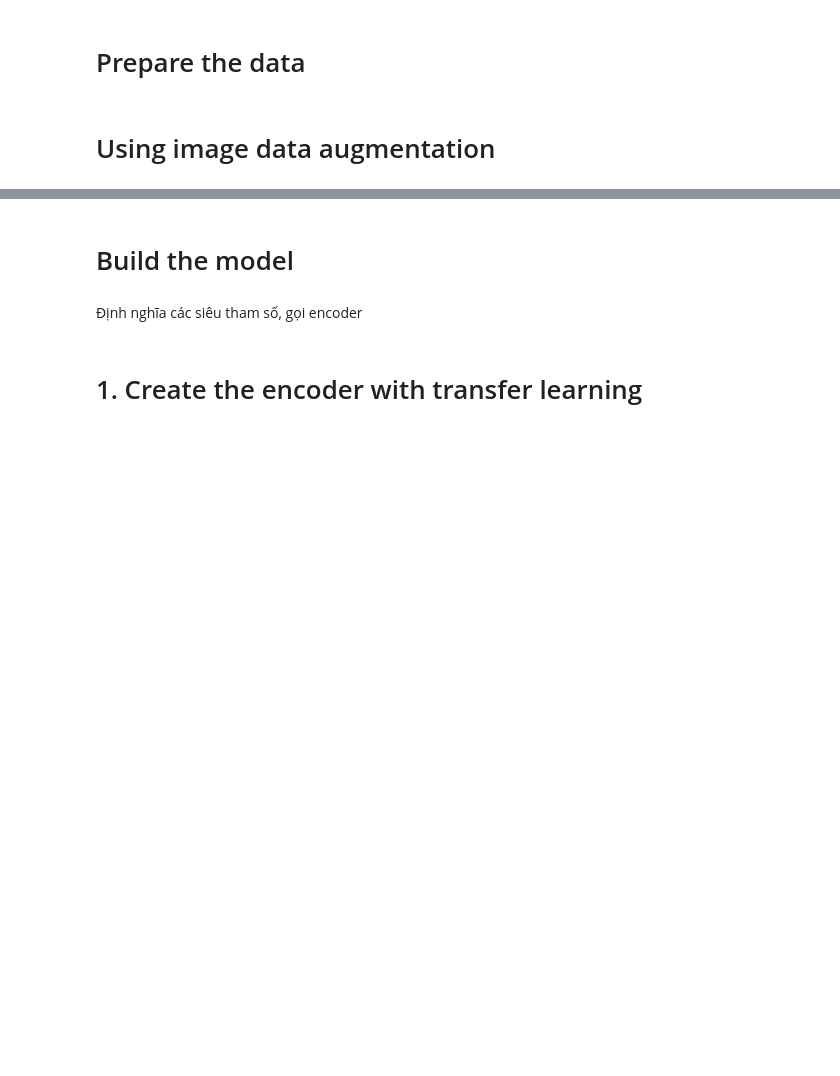
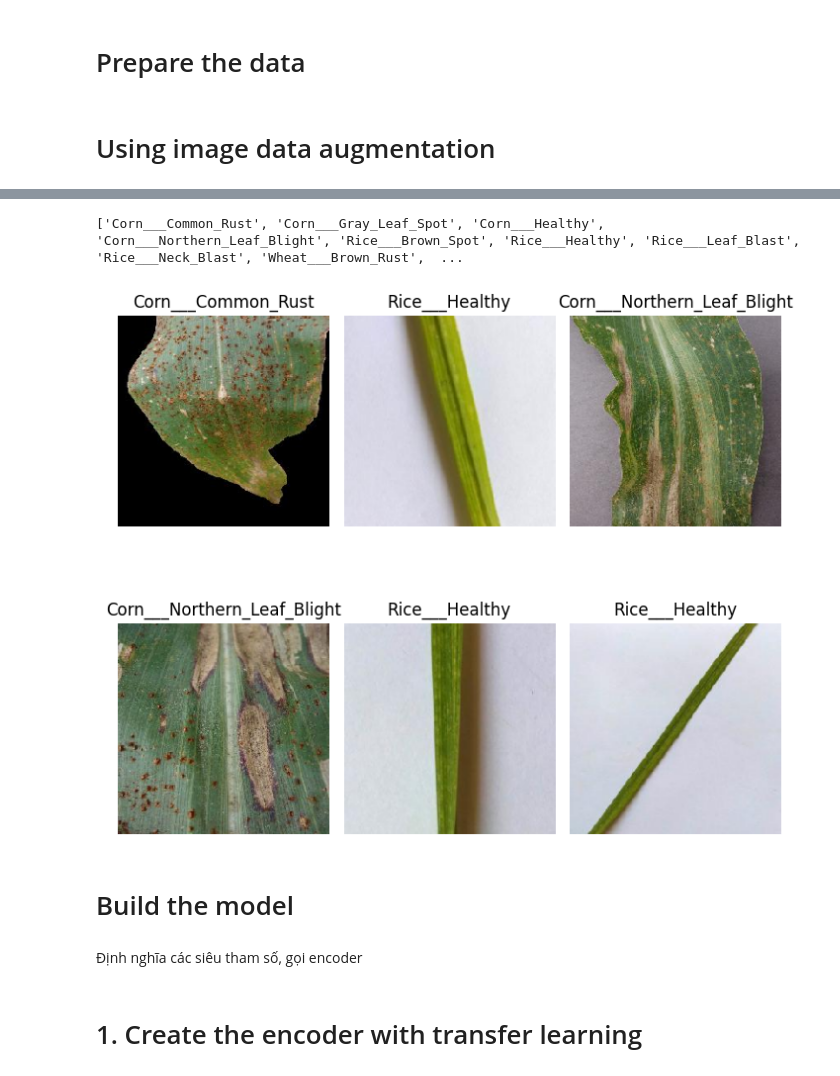
Before and after one commit to trung8134/NCKH_xAI, a Jupyter notebook: xAI.ipynb, the cells around one changed output, grey strips where cells are left out. Drawn from its saved outputs; the diff is of its cells as text; code cells hidden in the pictures; blank space fills up the shorter version.

```diff
--- a/xAI.ipynb
+++ b/xAI.ipynb
@@ -76,3 +63,33 @@ Using 2173 files for validation.
+# %%
+class_names = list(train_ds.class_indices.keys())
+print(class_names)
+# %% [output]
+['Corn___Common_Rust', 'Corn___Gray_Leaf_Spot', 'Corn___Healthy', 'Corn___Northern_Leaf_Blight', 'Rice___Brown_Spot', 'Rice___Healthy', 'Rice___Leaf_Blast', 'Rice___Neck_Blast', 'Wheat___Brown_Rust',  ...
+# %%
+import matplotlib.pyplot as plt
+import numpy as np
+
+def plotImages(images_arr, labels_onehot, rows, cols):
+    fig, axes = plt.subplots(rows, cols, figsize=(7,7))
+    axes = axes.flatten()
+    for img, label, ax in zip(images_arr, labels_onehot, axes):
+        ax.imshow(img)
+        class_index = np.argmax(label)
+        class_name = class_names[class_index]
+
+        ax.set_title(class_name)
+        ax.axis('off')
+    plt.tight_layout()
+    plt.show()
+
+# Show the first batch
+imgs, labels = train_ds[5]
+rows = 2
+cols = 3
+sum = rows * cols
+plotImages(imgs[:sum], labels[:sum], rows, cols)
+# %% [output]
+[figure, added]
 # %% [markdown]
 # Build the model
 # %% [markdown]
```
Also changed, not shown: parts of 4 cells of this notebook, 1 other file.
